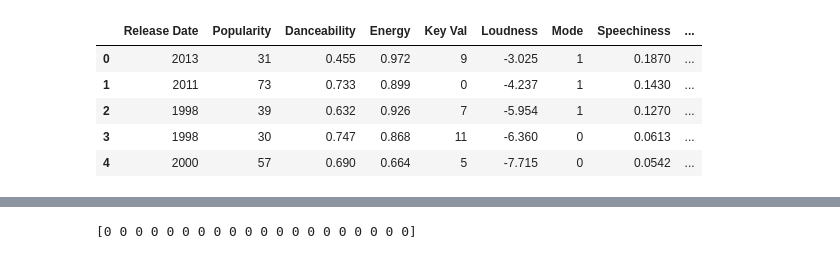
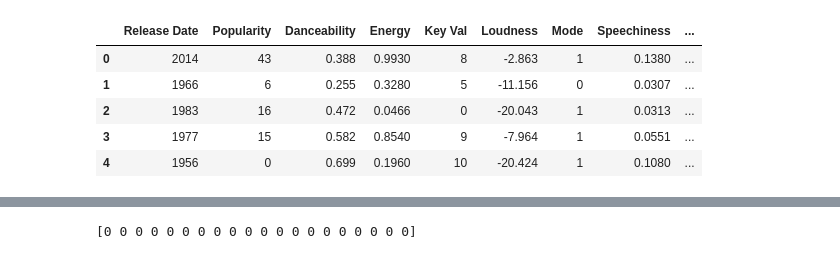
Before and after one commit to peishuan/Natural-Computation-Methods-for-Machine-Learning-Final-Project, a Jupyter notebook: meeting0513/spotify_end2end3.ipynb, the cells around one changed output, grey strips where cells are left out. Saved outputs shown, nothing was run; the diff lists cells and outputs as text; code cells hidden in the pictures.

```diff
--- a/meeting0513/spotify_end2end3.ipynb
+++ b/meeting0513/spotify_end2end3.ipynb
@@ -21,14 +22,15 @@ data = data.drop(['Track'], axis=1)
 # %%
 # Mapping Keys to numbers
 key_di = {0: "C",0: "B#", 1: "C#", 2: "D", 3: "D#", 4: "E", 5: "F", 5: "E#", 6: "F#",
           7: "G", 8: "G#", 9: "A", 10: "A#", 11: "B"}
 data.replace({"Key": key_di})
 data = data.drop(['Key'], axis=1)
+data = data.sample(frac=1).reset_index(drop=True)
 data.head()
 # %% [output]
 |  | Release Date | Popularity | Danceability | Energy | Key Val | Loudness | Mode | Speechiness | ... |
-| 0 | 2013 | 31 | 0.455 | 0.972 | 9 | -3.025 | 1 | 0.1870 | ... |
-| 1 | 2011 | 73 | 0.733 | 0.899 | 0 | -4.237 | 1 | 0.1430 | ... |
-| 2 | 1998 | 39 | 0.632 | 0.926 | 7 | -5.954 | 1 | 0.1270 | ... |
-| 3 | 1998 | 30 | 0.747 | 0.868 | 11 | -6.360 | 0 | 0.0613 | ... |
-| 4 | 2000 | 57 | 0.690 | 0.664 | 5 | -7.715 | 0 | 0.0542 | ... |
+| 0 | 2014 | 43 | 0.388 | 0.9930 | 8 | -2.863 | 1 | 0.1380 | ... |
+| 1 | 1966 | 6 | 0.255 | 0.3280 | 5 | -11.156 | 0 | 0.0307 | ... |
+| 2 | 1983 | 16 | 0.472 | 0.0466 | 0 | -20.043 | 1 | 0.0313 | ... |
+| 3 | 1977 | 15 | 0.582 | 0.8540 | 9 | -7.964 | 1 | 0.0551 | ... |
+| 4 | 1956 | 0 | 0.699 | 0.1960 | 10 | -20.424 | 1 | 0.1080 | ... |
```
Also changed, not shown: parts of 13 cells of this notebook.
